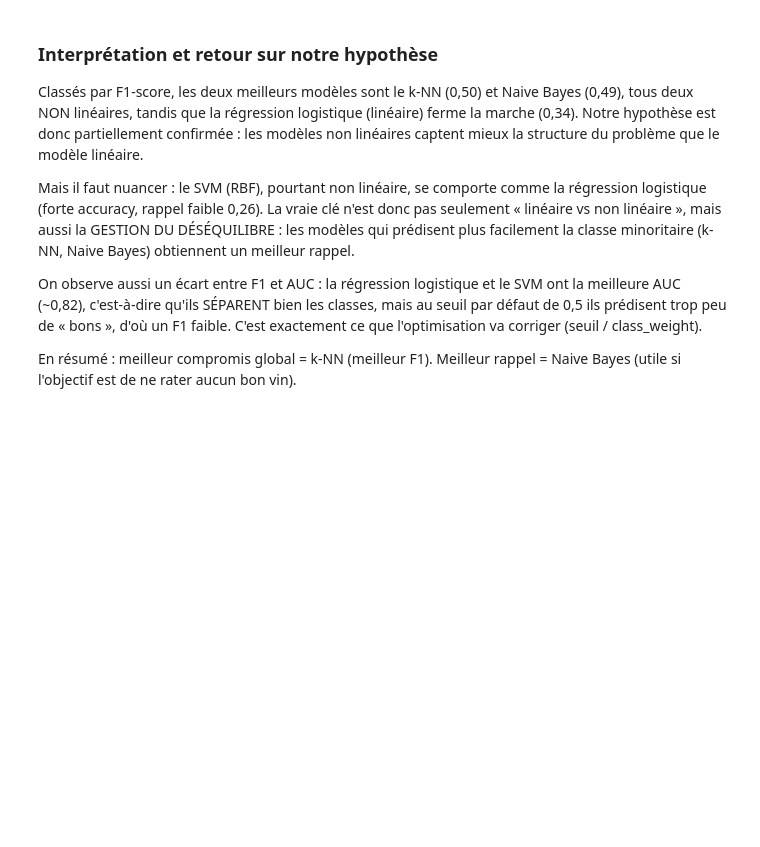
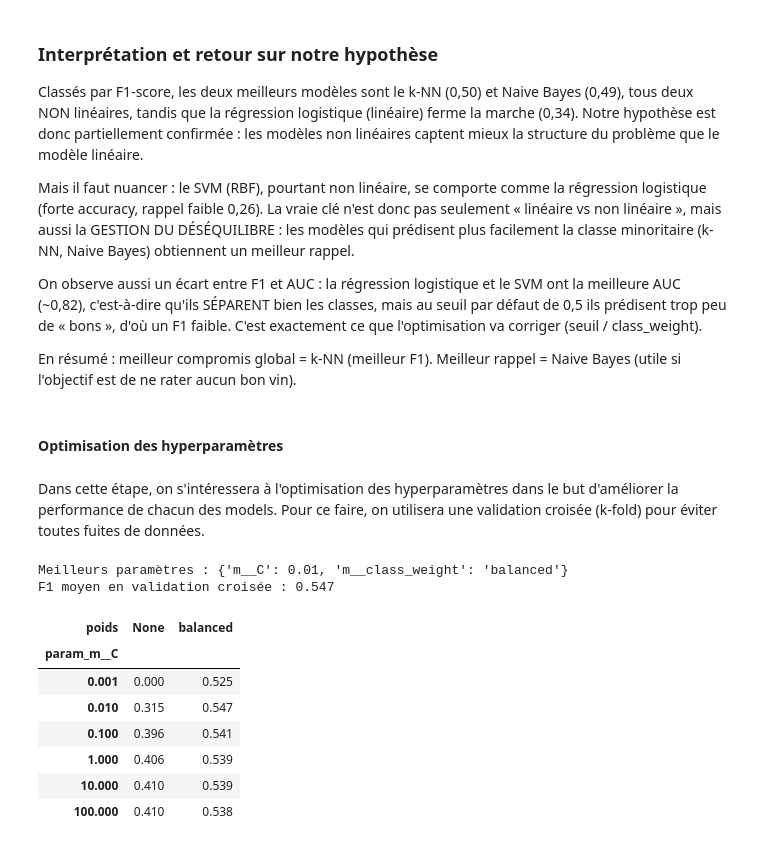
Before and after one commit to KYSyB2006/WineQualityClassificator, a Jupyter notebook: projet_vin.ipynb, the cells around one changed output. Drawn from its saved outputs; the diff is of its cells as text; code cells hidden in the pictures; blank space fills up the shorter version.

```diff
--- a/projet_vin.ipynb
+++ b/projet_vin.ipynb
@@ -748,3 +748,50 @@ prédisent trop peu de « bons », d'où un F1 faible. C'est exactement ce que l
 corriger (seuil / class_weight).
 
 En résumé : meilleur compromis global = k-NN (meilleur F1). Meilleur rappel = Naive Bayes (utile si l'objectif est de ne rater aucun bon vin).
+# %% [markdown]
+#### Optimisation des hyperparamètres
+# %% [markdown]
+Dans cette étape, on s'intéressera à l'optimisation des hyperparamètres dans le but d'améliorer la performance de chacun des models.
+Pour ce faire, on utilisera une validation croisée (k-fold) pour éviter toutes fuites de données.
+# %%
+from sklearn.pipeline import Pipeline
+from sklearn.model_selection import RandomizedSearchCV, cross_val_predict, validation_curve
+from scipy.stats import loguniform
+import joblib
+
+# k-fold stratifié : 5 plis, chaque pli garde ~19 % de bons vins
+cv = StratifiedKFold(n_splits=5, shuffle=True, random_state=1)
+
+def pipe(modele):
+    """Standardisation puis modèle, réappris dans chaque pli de la CV."""
+    return Pipeline([("ss", StandardScaler()), ("m", modele)])
+
+recherches = {}   # on y range chaque recherche terminée
+# %%
+grille_logreg = {"m__C": [0.001, 0.01, 0.1, 1, 10, 100],
+                 "m__class_weight": [None, "balanced"]}
+
+gs_logreg = GridSearchCV(pipe(LogisticRegression(max_iter=5000, random_state=0)),
+                         grille_logreg, scoring="f1", cv=cv, n_jobs=-1,
+                         return_train_score=True)
+gs_logreg.fit(X_train, y_train)
+
+print("Meilleurs paramètres :", gs_logreg.best_params_)
+print("F1 moyen en validation croisée :", round(gs_logreg.best_score_, 3))
+recherches["Régression logistique"] = gs_logreg
+
+# Tableau C x class_weight pour voir l'effet de chaque paramètre
+res = pd.DataFrame(gs_logreg.cv_results_)
+res["poids"] = res["params"].apply(lambda p: str(p["m__class_weight"]))   # None -> "None"
+res.pivot_table(index="param_m__C", columns="poids", values="mean_test_score").round(3)
+# %% [output]
+Meilleurs paramètres : {'m__C': 0.01, 'm__class_weight': 'balanced'}
+F1 moyen en validation croisée : 0.547
+| poids | None | balanced |
+| param_m__C |  |  |
+| 0.001 | 0.000 | 0.525 |
+| 0.010 | 0.315 | 0.547 |
+| 0.100 | 0.396 | 0.541 |
+| 1.000 | 0.406 | 0.539 |
+| 10.000 | 0.410 | 0.539 |
+| 100.000 | 0.410 | 0.538 |
```
